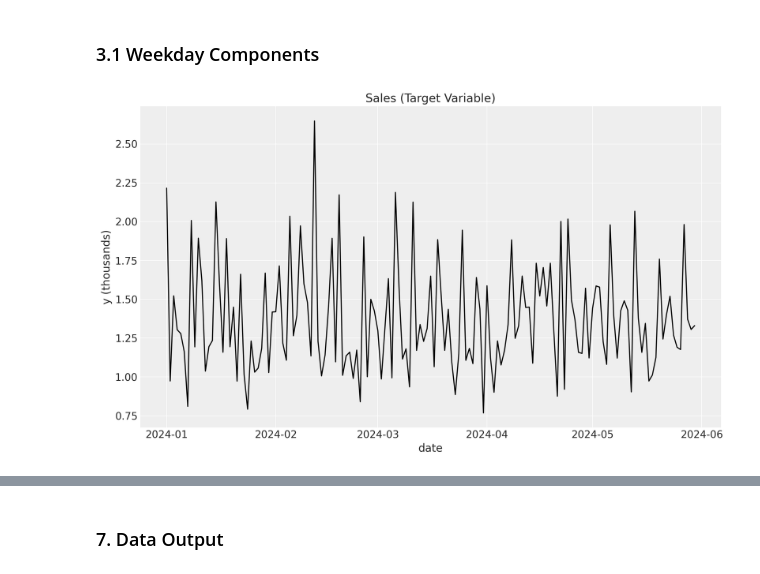
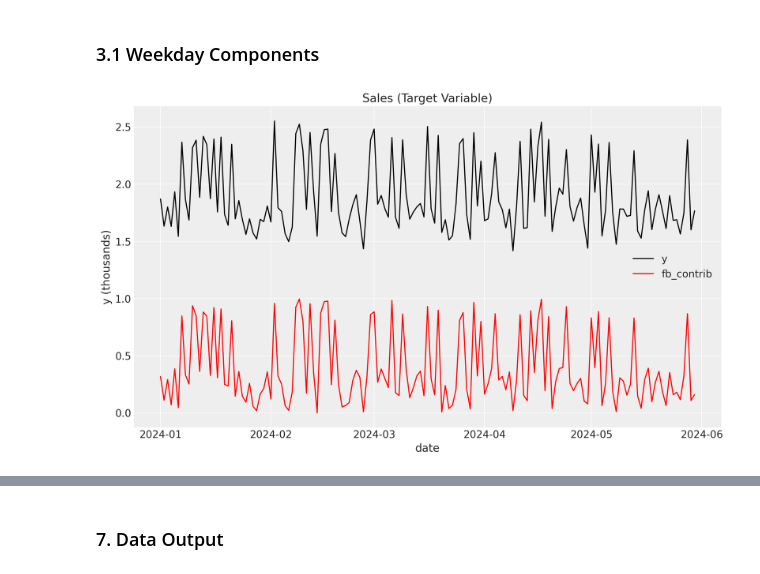
Before and after one commit to mkelk/mma_experiments, a Jupyter notebook: mmm/fbgoogle/03_mmm_example.ipynb, the cells around one changed output, grey strips where cells are left out. Saved outputs shown, nothing was run; the diff lists cells and outputs as text; code cells hidden in the pictures.

```diff
--- a/mmm/fbgoogle/03_mmm_example.ipynb
+++ b/mmm/fbgoogle/03_mmm_example.ipynb
@@ -68,34 +68,36 @@ print(f"Number of observations: {n}")
 Number of observations: 151
 # %%
 true_values = {
-    "beta_y0": 0.5,
+    "beta_y0": 1.5,
+    "sigma_y" : 0.05,
     # "beta_fb_0": 2.0, # defined post simulated data
-    "beta_fb_y": 0.5,
-    "beta_fb_sem": 0.3,
-    "beta_sem_0": 0.3, # defined post simulated data
-    "beta_sem_y": 0.6,
-    "sigma_y" : 0.1,
+    "beta_fb_y": 1.0,
+    # "beta_fb_sem": 0.3,
+    # "beta_sem_0": 0.3, # defined post simulated data
+    # "beta_sem_y": 0.6,
 }
 # %%
 # media spend data  Facebook
 ch_fb_rnd = rng.uniform(low=0.0, high=1.0, size=n)
-df["ch_fb"] = np.where(ch_fb_rnd > 0.9, ch_fb_rnd, ch_fb_rnd / 4)
+df["ch_fb"] = np.where(ch_fb_rnd > 0.8, ch_fb_rnd, ch_fb_rnd / 2)
 
 # media spend for X2 - Google. Gets a confounding boost from X1.
-sem_0_rnd = rng.uniform(low=0.1, high=1.0, size=n)
-sem_own = sem_0_rnd
-sem_from_fb = df["ch_fb"] * true_values["beta_fb_sem"]
-df["ch_sem"] = sem_own + sem_from_fb
+# sem_0_rnd = rng.uniform(low=0.1, high=1.0, size=n)
+# sem_own = sem_0_rnd
+
+# sem_from_fb = df["ch_fb"] * true_values["beta_fb_sem"]
+# df["ch_sem"] = sem_own + sem_from_fb
+# df["ch_sem"] = sem_own
 
 # infer "true values" for the last parameters to compare with the posterior predictive distributions
-true_values["beta_fb_0"] = df["ch_fb"].mean()
-true_values["beta_sem_0"] = sem_own.mean()
+# true_values["beta_fb_0"] = df["ch_fb"].mean()
+# true_values["beta_sem_0"] = sem_own.mean()
 
 fig, ax = plt.subplots(
     nrows=2, ncols=1, figsize=(10, 7), sharex=True, sharey=True, layout="constrained"
 )
 sns.lineplot(x="date", y="ch_fb", data=df, color="C0", ax=ax[0])
-sns.lineplot(x="date", y="ch_sem", data=df, color="C1", ax=ax[1])
+# sns.lineplot(x="date", y="ch_sem", data=df, color="C1", ax=ax[1])
 ax[1].set(xlabel="date")
 fig.suptitle("Media Costs Data", fontsize=16);
 # %% [output]
@@ -122,25 +124,27 @@ control_dayofweek = [f"dayofweek_{dayofweek}" for dayofweek in range(6)]
 # %%
 df["intercept"] = true_values["beta_y0"]
 df["epsilon"] = rng.normal(loc=0.0, scale=true_values["sigma_y"], size=n)
 
+df["fb_contrib"] = df["ch_fb"] * true_values["beta_fb_y"]
+
 df["y"] = (
     df["intercept"] +
-    df["ch_fb"] * true_values["beta_fb_y"] +
-    df["ch_sem"] * true_values["beta_sem_y"]
-    + df["epsilon"]
+    df["epsilon"] +
+    df["fb_contrib"]
+    # df["ch_sem"] * true_values["beta_sem_y"]
 )
 # add day of week effect
 df["dayofweek_effect"] = df["y"] * 0
 for dayofweek in range(6):
     effect = df[f"dayofweek_{dayofweek}"] * dow_gamma_true[dayofweek]
     df["dayofweek_effect"] = df["dayofweek_effect"] + effect
 
-df["y"] = df["y"] + df["dayofweek_effect"]
-# df
+# df["y"] = df["y"] + df["dayofweek_effect"]
 
 fig, ax = plt.subplots()
-sns.lineplot(x="date", y="y", color="black", data=df, ax=ax)
+sns.lineplot(x="date", y="y", color="black", data=df, ax=ax, label="y")
+sns.lineplot(x="date", y="fb_contrib", color="red", data=df, ax=ax, label="fb_contrib")
 ax.set(title="Sales (Target Variable)", xlabel="date", ylabel="y (thousands)");
 # %% [output]
-[figure, old version]
+[figure, new version]
 # %%
```
Also changed, not shown: parts of 17 cells of this notebook, 1 other file.
